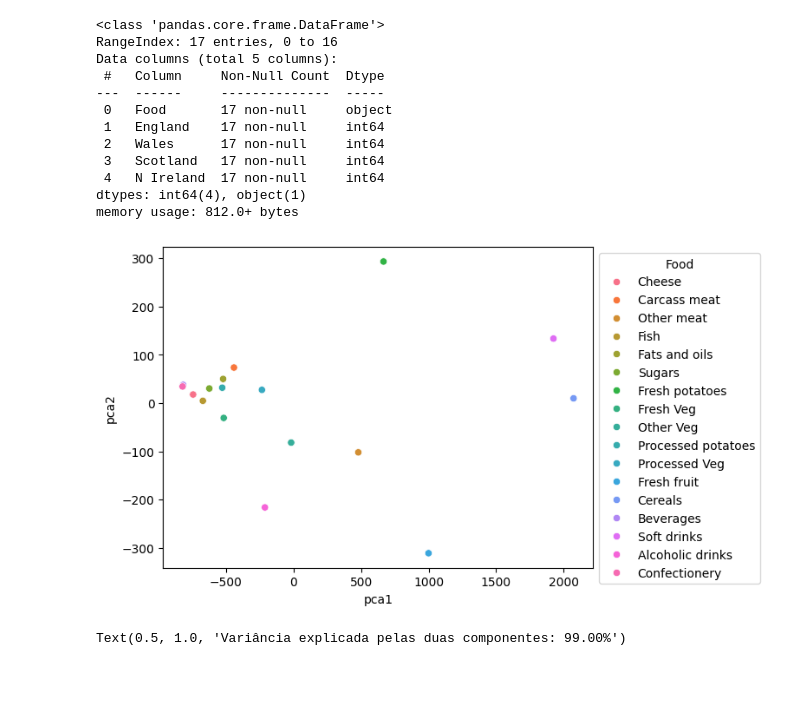
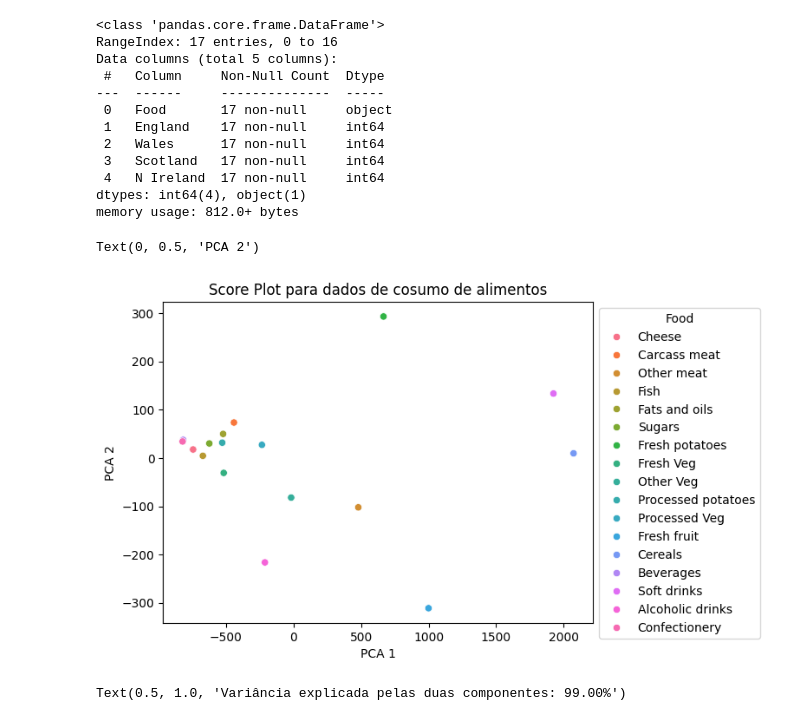
Before and after one commit to fernandohitmas/information_visualization, a Jupyter notebook: activities/activity4.ipynb, the cells around one changed output. Cells and saved outputs as stored; diff of their text form; code cells hidden in the pictures; blank space fills up the shorter version.

```diff
--- a/activities/activity4.ipynb
+++ b/activities/activity4.ipynb
@@ -88,11 +88,15 @@ dados_food['pca2'] = dados_pca[:,1]
 # %%
 p = sns.scatterplot(dados_food, x='pca1', y='pca2', hue='Food')
 p.set_title('')
 #p.figure.set_size_inches(10,10)
 sns.move_legend(p, "upper left", bbox_to_anchor=(1, 1))
+p.set_title('Score Plot para dados de cosumo de alimentos')
+p.set_xlabel('PCA 1')
+p.set_ylabel('PCA 2')
 #plt.tight_layout()
 # %% [output]
+Text(0, 0.5, 'PCA 2')
-[figure, old version]
+[figure, new version]
 # %%
 ax = sns.barplot(pca.explained_variance_ratio_)
 ax.bar_label(ax.containers[0], fontsize=10)
```
Also changed, not shown: parts of 9 cells of this notebook.
